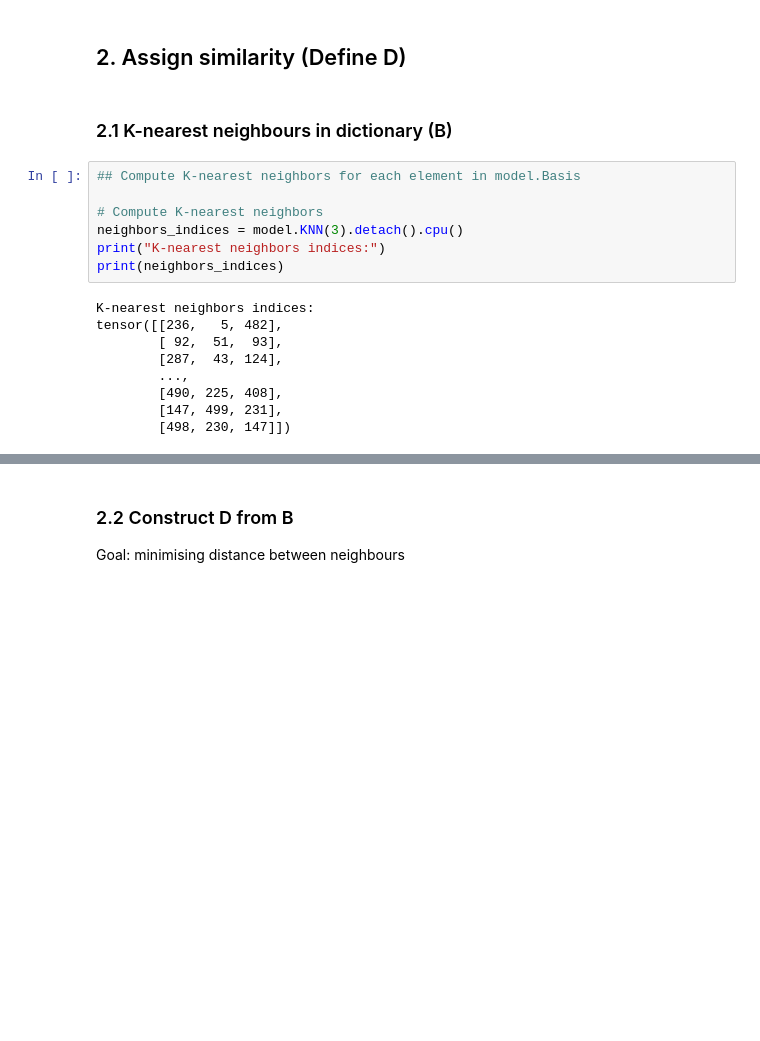
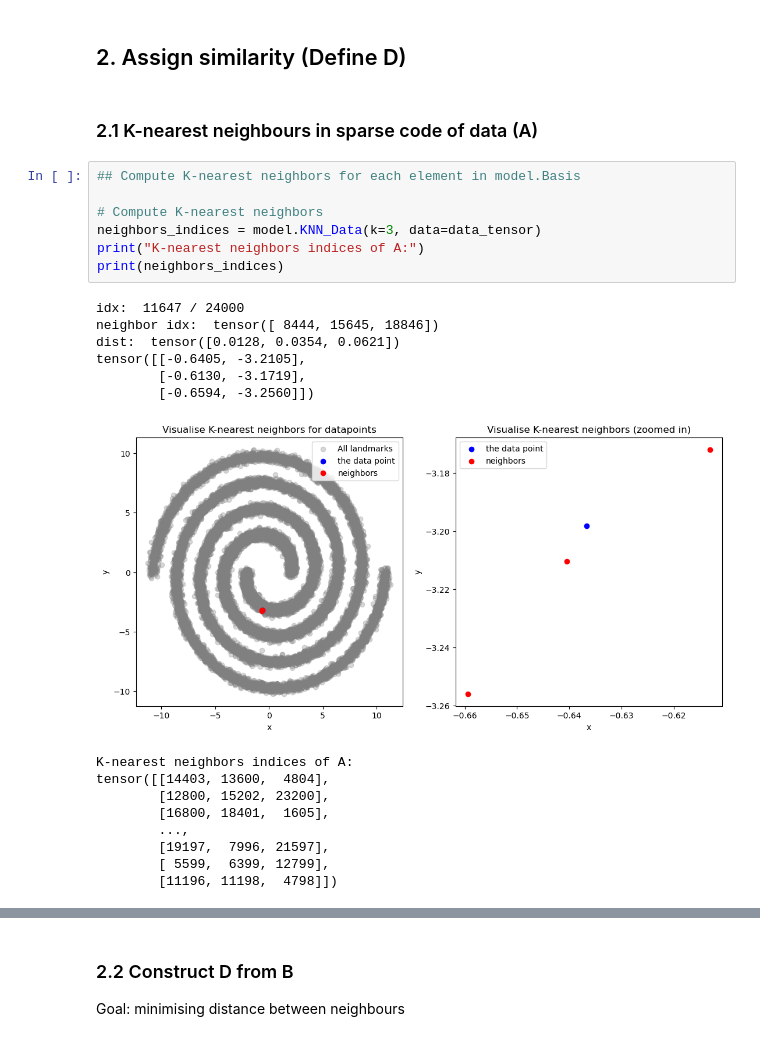
Before and after one commit to derek1909/SignalSpace-WarmUp, a Jupyter notebook: warmup.ipynb, the cells around one changed output, grey strips where cells are left out. Cells and saved outputs as stored; diff of their text form; blank space fills up the shorter version.

```diff
--- a/warmup.ipynb
+++ b/warmup.ipynb
@@ -123,20 +123,27 @@ print(np.linalg.norm(Act[0,:]))
 # %% [markdown]
 ## 2. Assign similarity (Define D)
 # %% [markdown]
-### 2.1 K-nearest neighbours in dictionary (B)
+### 2.1 K-nearest neighbours in sparse code of data (A)
 # %%
 ## Compute K-nearest neighbors for each element in model.Basis
 
 # Compute K-nearest neighbors
-neighbors_indices = model.KNN(3).detach().cpu()
-print("K-nearest neighbors indices:")
+neighbors_indices = model.KNN_Data(k=3, data=data_tensor)
+print("K-nearest neighbors indices of A:")
 print(neighbors_indices)
 # %% [output]
-K-nearest neighbors indices:
-tensor([[236,   5, 482],
-        [ 92,  51,  93],
-        [287,  43, 124],
-        ...,
-        [490, 225, 408],
-        [147, 499, 231],
-        [498, 230, 147]])
+idx:  11647 / 24000
+neighbor idx:  tensor([ 8444, 15645, 18846])
+dist:  tensor([0.0128, 0.0354, 0.0621])
+tensor([[-0.6405, -3.2105],
+        [-0.6130, -3.1719],
+        [-0.6594, -3.2560]])
+[figure, added]
+K-nearest neighbors indices of A:
+tensor([[14403, 13600,  4804],
+        [12800, 15202, 23200],
+        [16800, 18401,  1605],
+        ...,
+        [19197,  7996, 21597],
+        [ 5599,  6399, 12799],
+        [11196, 11198,  4798]])
```
Also changed, not shown: parts of 13 cells of this notebook, 1 other file.
